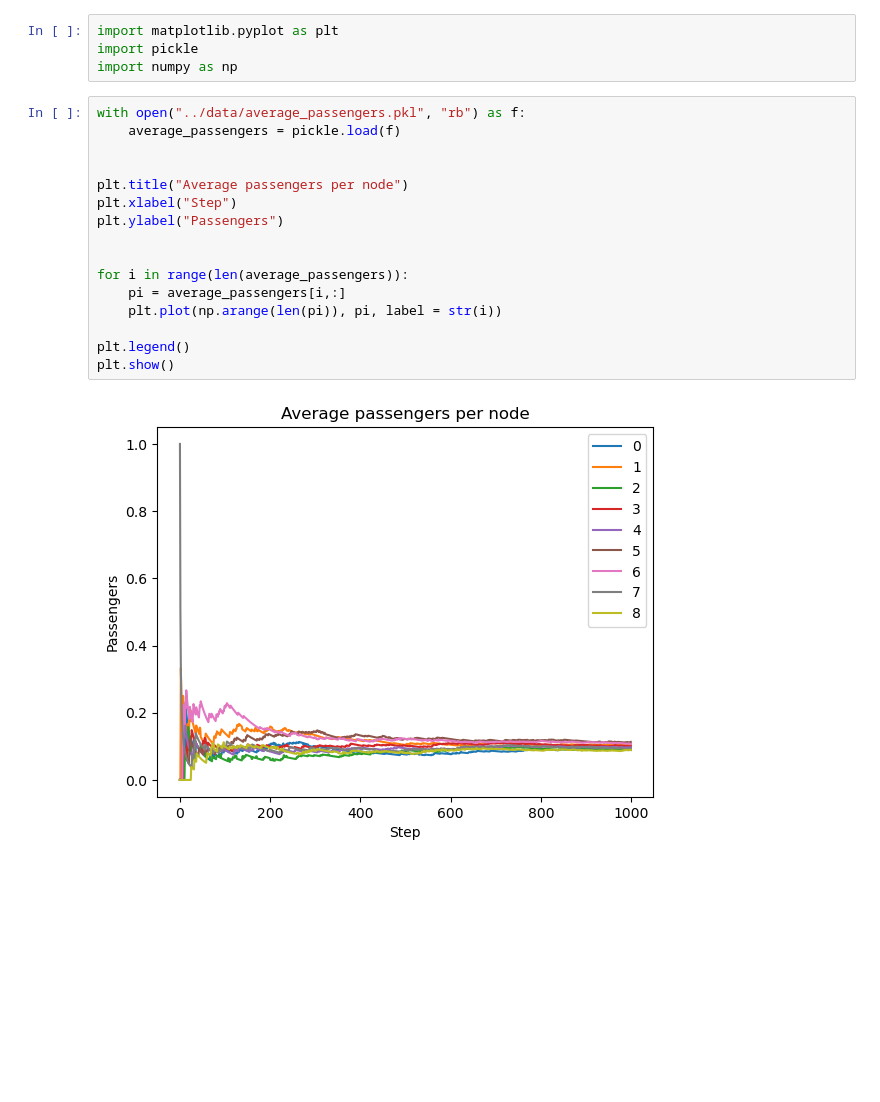
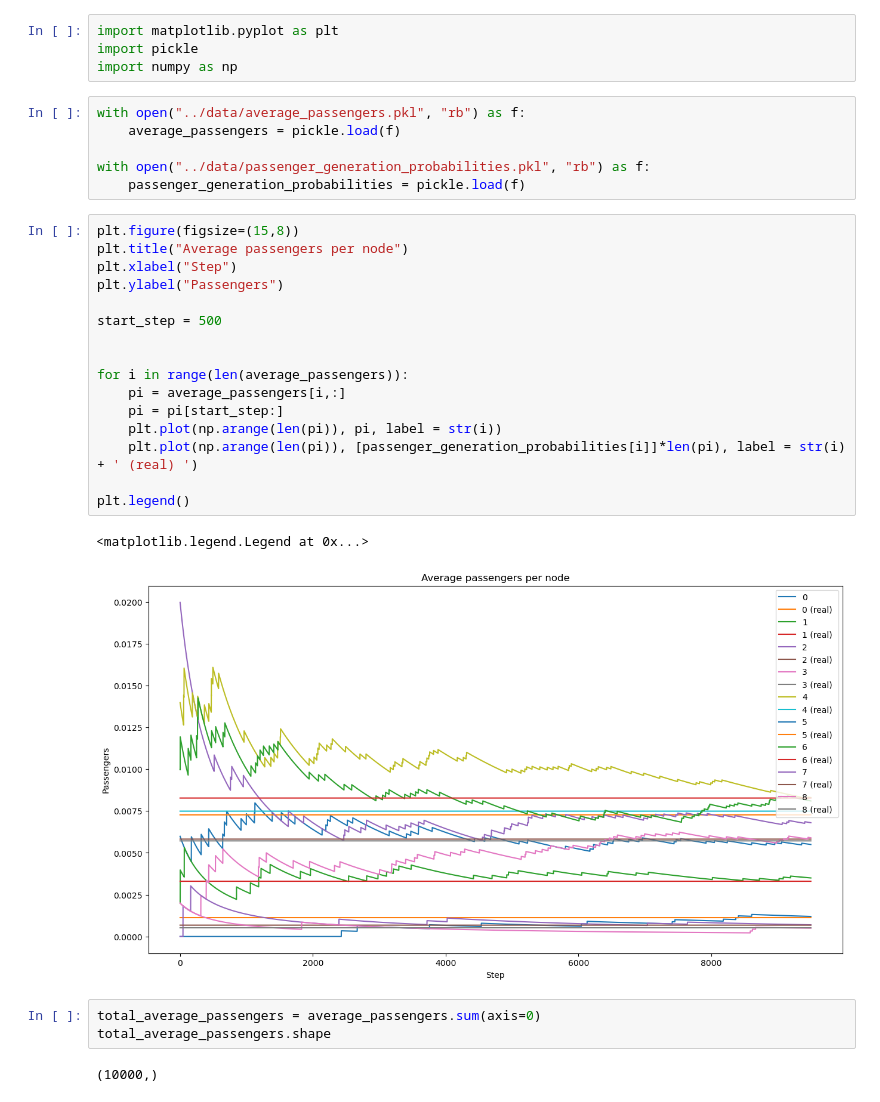
Before and after one commit to AntonioDaSilva/ubergym, a Jupyter notebook: experiments/analyze/0_average_passengers.ipynb, the cells around one changed output. Cells and saved outputs as stored; diff of their text form; blank space fills up the shorter version.

```diff
--- a/experiments/analyze/0_average_passengers.ipynb
+++ b/experiments/analyze/0_average_passengers.ipynb
@@ -2,21 +2,33 @@
 import matplotlib.pyplot as plt
 import pickle
 import numpy as np
+# %%
+with open("../data/average_passengers.pkl", "rb") as f:
+    average_passengers = pickle.load(f)
+
+with open("../data/passenger_generation_probabilities.pkl", "rb") as f:
+    passenger_generation_probabilities = pickle.load(f)
 # %%
-with open("../data/average_passengers.pkl", "rb") as f:
-    average_passengers = pickle.load(f)
-
-
+plt.figure(figsize=(15,8))
 plt.title("Average passengers per node")
 plt.xlabel("Step")
 plt.ylabel("Passengers")
 
+start_step = 500
+
 
 for i in range(len(average_passengers)):
     pi = average_passengers[i,:]
+    pi = pi[start_step:]
     plt.plot(np.arange(len(pi)), pi, label = str(i))
+    plt.plot(np.arange(len(pi)), [passenger_generation_probabilities[i]]*len(pi), label = str(i) + ' (real) ')
 
 plt.legend()
-plt.show()
 # %% [output]
+<matplotlib.legend.Legend at 0x...>
-[figure, old version]
+[figure, new version]
+# %%
+total_average_passengers = average_passengers.sum(axis=0)
+total_average_passengers.shape
+# %% [output]
+(10000,)
```
Also changed, not shown: parts of 1 cell of this notebook, 6 other files.
